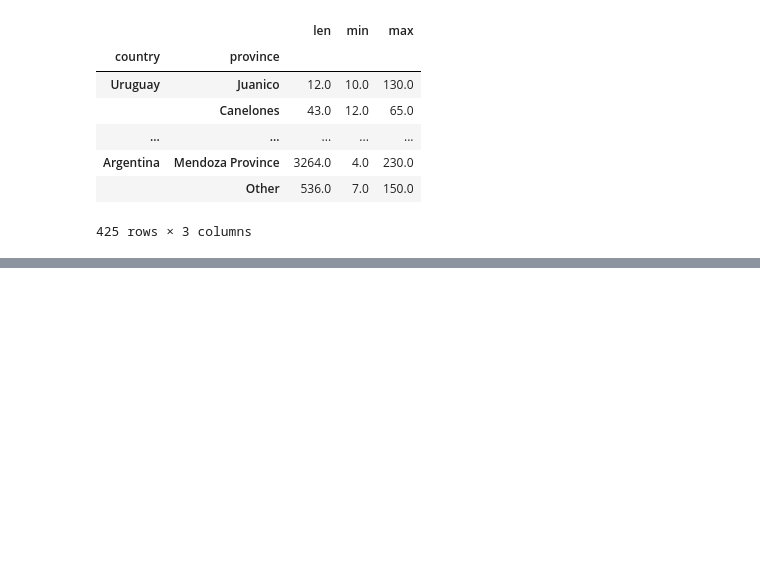
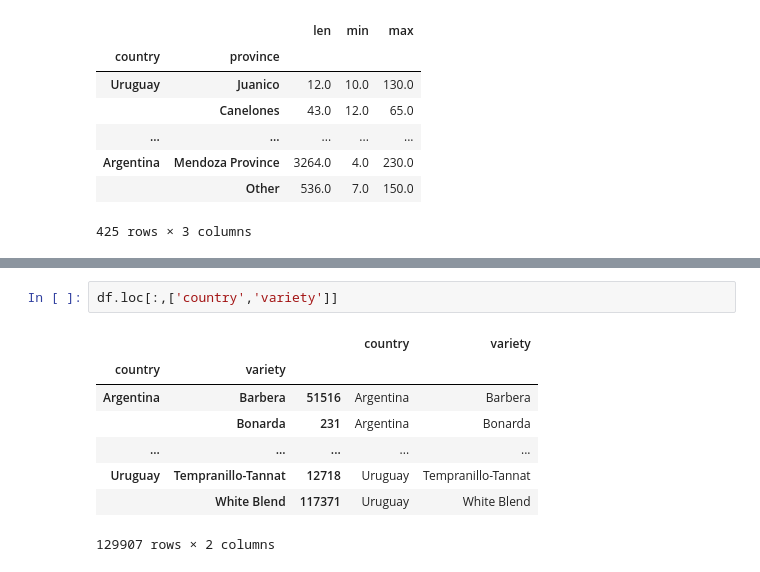
Before and after one commit to Iamsbharti/ML-AI, a Jupyter notebook: pandas/pandas_practice.ipynb, the cells around one changed output, grey strips where cells are left out. Saved outputs shown, nothing was run; the diff lists cells and outputs as text; blank space fills up the shorter version.

```diff
--- a/pandas/pandas_practice.ipynb
+++ b/pandas/pandas_practice.ipynb
@@ -740,0 +817,11 @@ countries_reviewed.sort_values(by=['country','max'],ascending=False)
+# %%
+df.loc[:,['country','variety']]
+# %% [output]
+|  |  |  | country | variety |
+| country | variety |  |  |  |
+| Argentina | Barbera | 51516 | Argentina | Barbera |
+|  | Bonarda | 231 | Argentina | Bonarda |
+| ... | ... | ... | ... | ... |
+| Uruguay | Tempranillo-Tannat | 12718 | Uruguay | Tempranillo-Tannat |
+|  | White Blend | 117371 | Uruguay | White Blend |
+129907 rows × 2 columns
```
Also changed, not shown: parts of 11 cells of this notebook.
